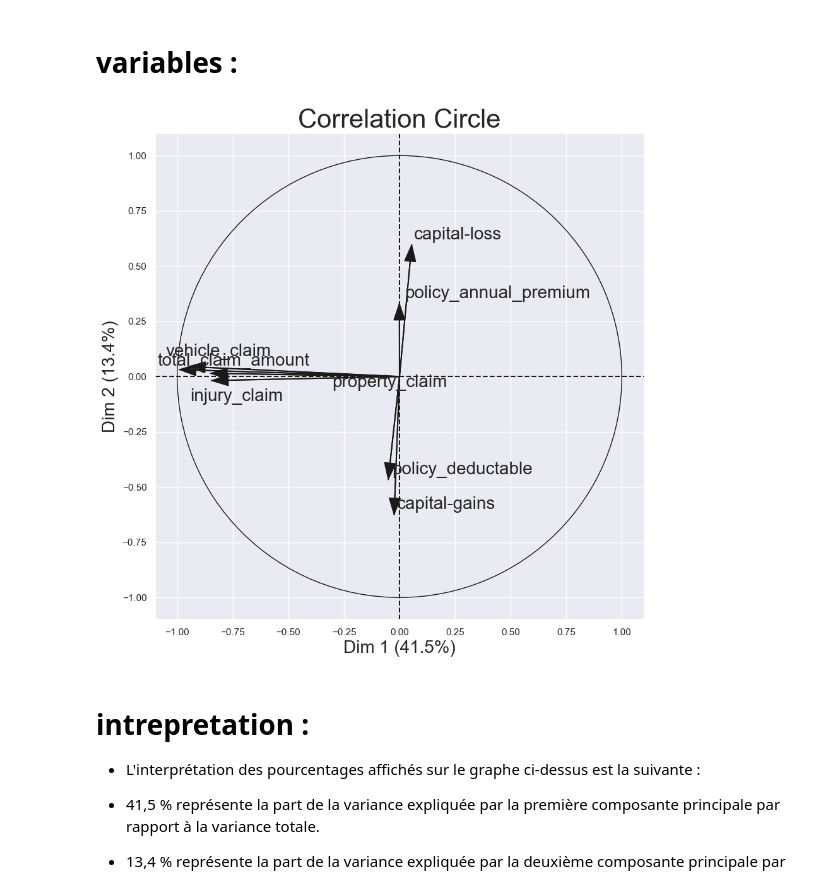
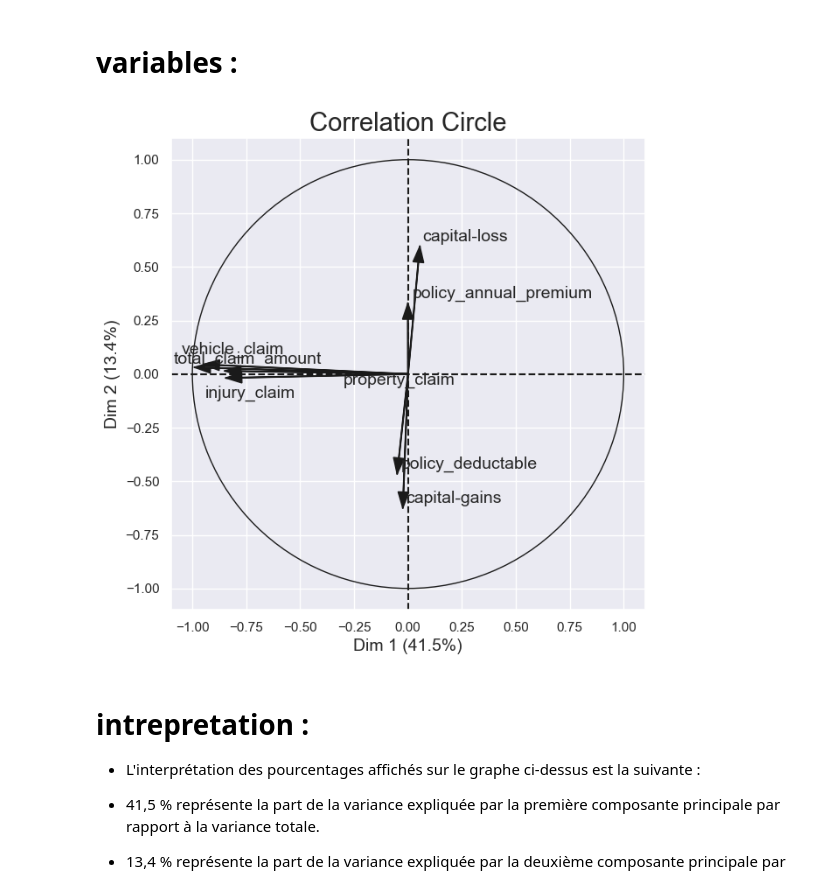
Before and after one commit to MohamedChaf/Analyse-de-donnees, a Jupyter notebook: inssurance.ipynb, the cells around one changed output. Saved outputs shown, nothing was run; the diff lists cells and outputs as text; code cells hidden in the pictures.

```diff
--- a/inssurance.ipynb
+++ b/inssurance.ipynb
@@ -525,10 +526,10 @@ En résumé, ces pourcentages de contribution indiquent quelles individus  de va
 # %%
 figure, correlation_matrix = plot_pca_correlation_graph(Z,
                                                         data1.columns.values,
                                                         dimensions=(1, 2),
-                                                    figure_axis_size=10 )
+                                                    figure_axis_size=7)
 # %% [output]
-[figure, old version]
+[figure, new version]
 # %% [markdown]
 # intrepretation :
  - L'interprétation des pourcentages affichés sur le graphe ci-dessus est la suivante :
```
Also changed, not shown: parts of 17 cells of this notebook.
